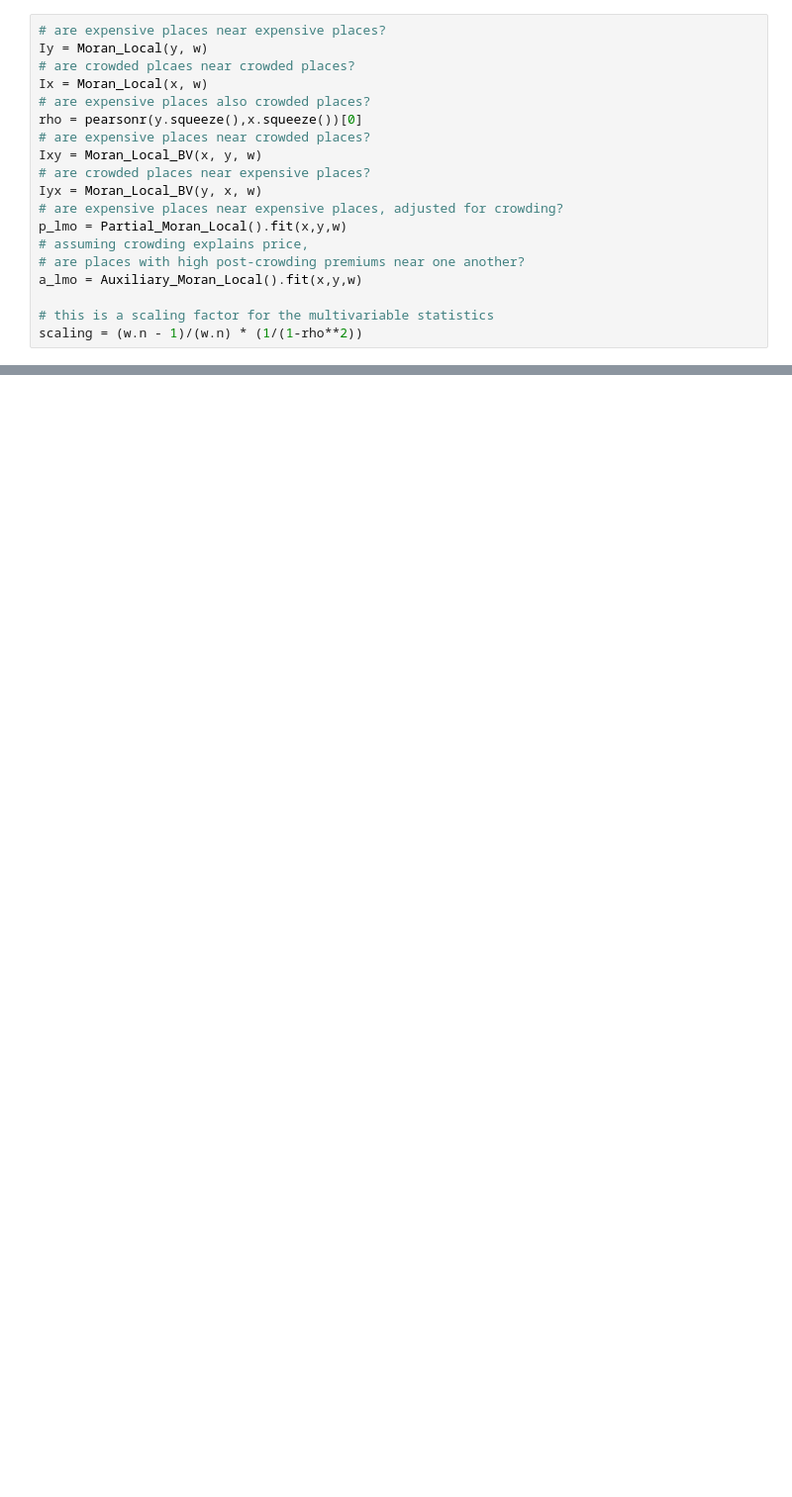
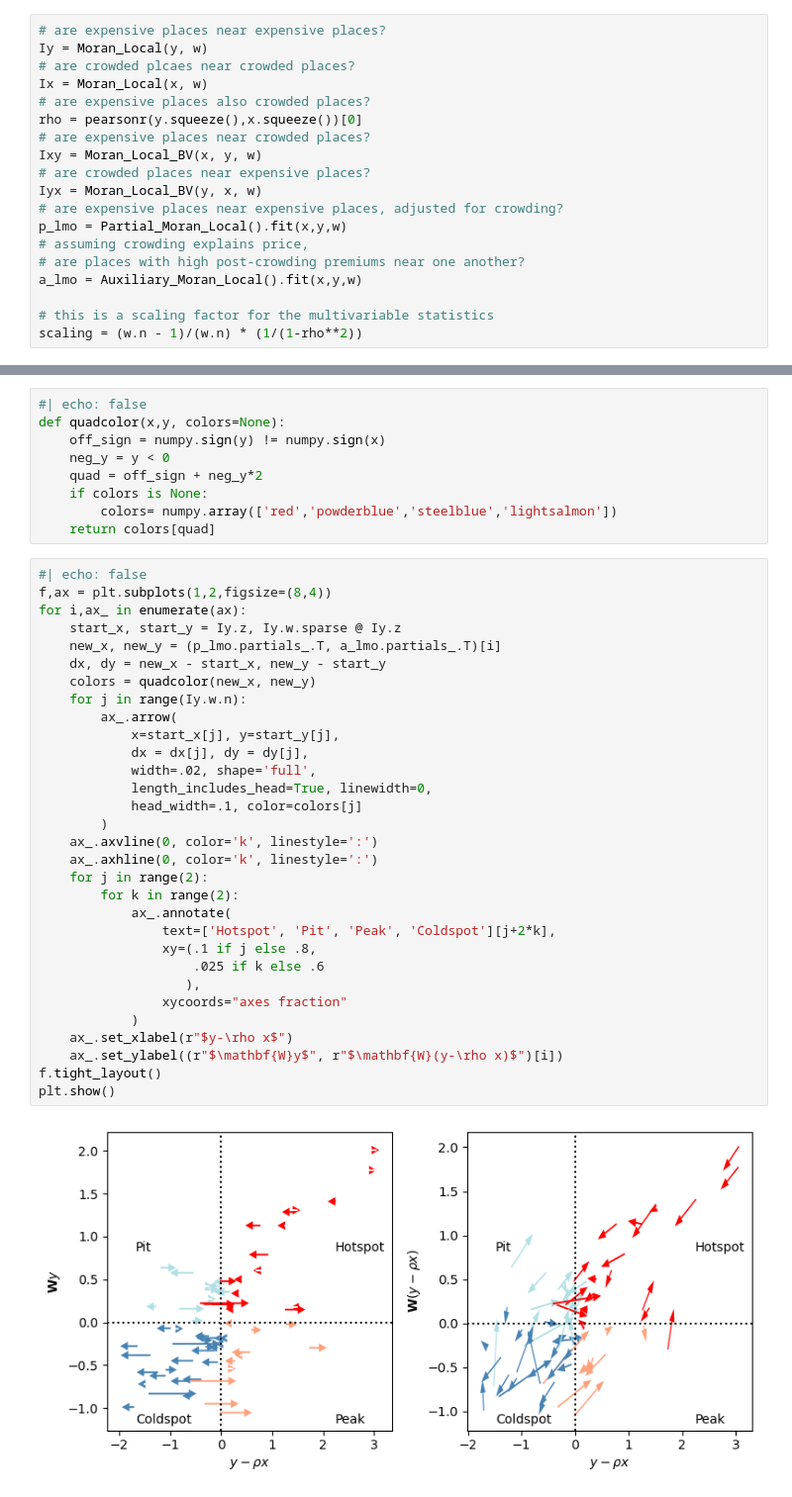
Before and after one commit to pysal/esda, a Jupyter notebook: notebooks/multivariable_moran.ipynb, the cells around one changed output, grey strips where cells are left out. Shown at 99% size. Cells and saved outputs as stored; diff of their text form; blank space fills up the shorter version.

```diff
--- a/notebooks/multivariable_moran.ipynb
+++ b/notebooks/multivariable_moran.ipynb
@@ -295 +182,43 @@ arises in the auxiliary regression version, shown on the right.
+# %%
+#| echo: false
+def quadcolor(x,y, colors=None):
+    off_sign = numpy.sign(y) != numpy.sign(x)
+    neg_y = y < 0
+    quad = off_sign + neg_y*2
+    if colors is None:
+        colors= numpy.array(['red','powderblue','steelblue','lightsalmon'])
+    return colors[quad]
+# %%
+#| echo: false
+f,ax = plt.subplots(1,2,figsize=(8,4))
+for i,ax_ in enumerate(ax):
+    start_x, start_y = Iy.z, Iy.w.sparse @ Iy.z
+    new_x, new_y = (p_lmo.partials_.T, a_lmo.partials_.T)[i]
+    dx, dy = new_x - start_x, new_y - start_y
+    colors = quadcolor(new_x, new_y)
+    for j in range(Iy.w.n):
+        ax_.arrow(
+            x=start_x[j], y=start_y[j],
+            dx = dx[j], dy = dy[j],
+            width=.02, shape='full',
+            length_includes_head=True, linewidth=0,
+            head_width=.1, color=colors[j]
+        )
+    ax_.axvline(0, color='k', linestyle=':')
+    ax_.axhline(0, color='k', linestyle=':')
+    for j in range(2):
+        for k in range(2):
+            ax_.annotate(
+                text=['Hotspot', 'Pit', 'Peak', 'Coldspot'][j+2*k],
+                xy=(.1 if j else .8,
+                    .025 if k else .6
+                   ),
+                xycoords="axes fraction"
+            )
+    ax_.set_xlabel(r"$y-\rho x$")
+    ax_.set_ylabel((r"$\mathbf{W}y$", r"$\mathbf{W}(y-\rho x)$")[i])
+f.tight_layout()
+plt.show()
+# %% [output]
+[figure, added]
 # %% [markdown]
```
Also changed, not shown: parts of 21 cells of this notebook.
